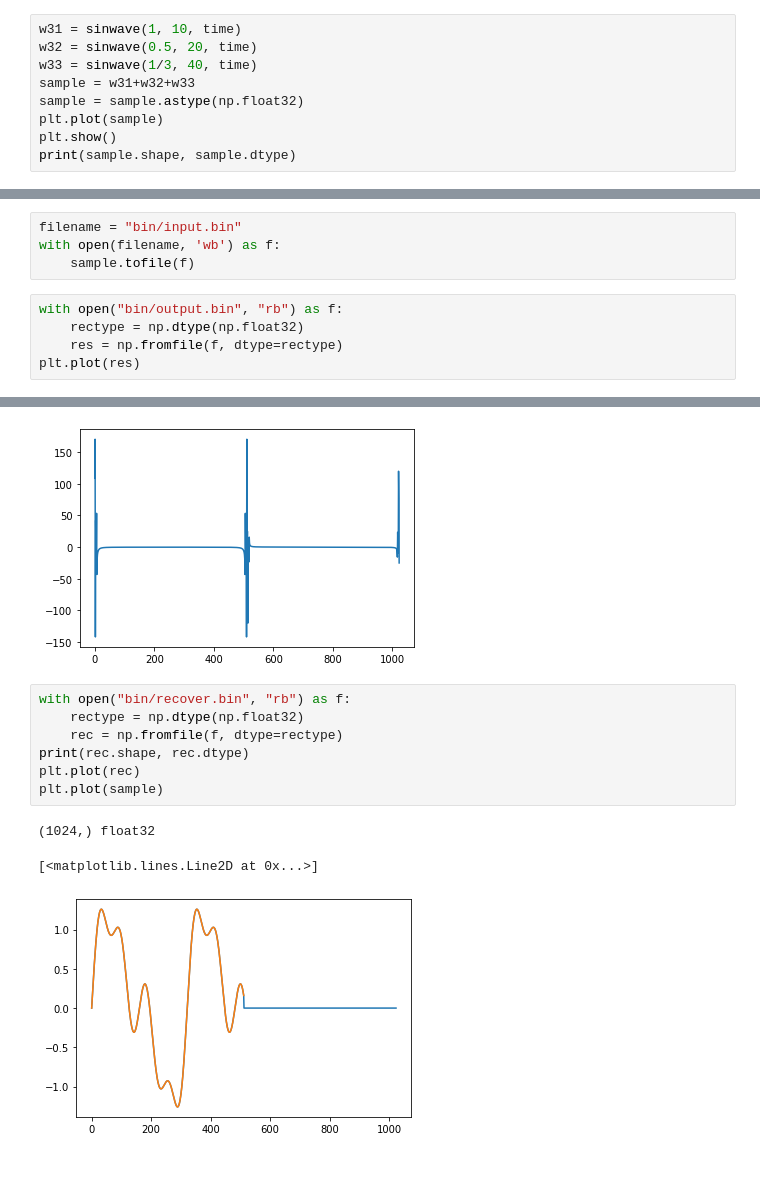
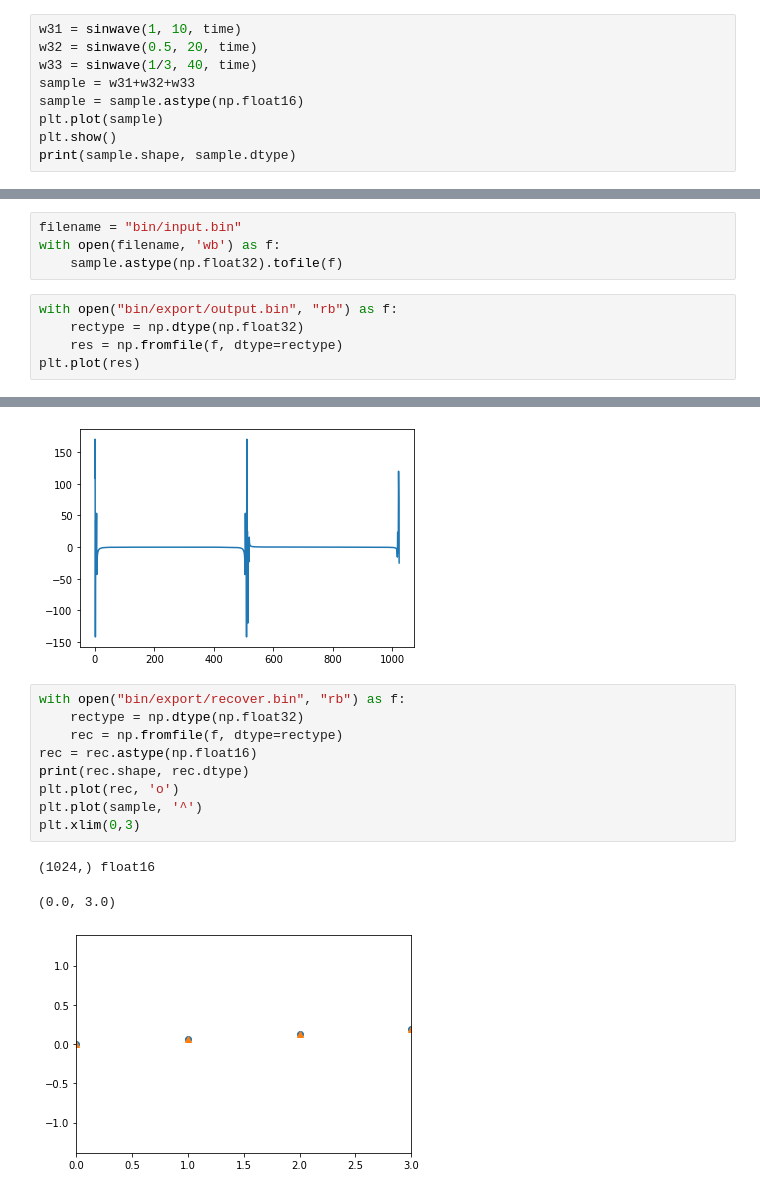
Before and after one commit to ik9702/cfft_practice, a Jupyter notebook: test2.ipynb, the cells around one changed output, grey strips where cells are left out. Cells and saved outputs as stored; diff of their text form.

```diff
--- a/test2.ipynb
+++ b/test2.ipynb
@@ -16,7 +16,7 @@ w31 = sinwave(1, 10, time)
 w32 = sinwave(0.5, 20, time)
 w33 = sinwave(1/3, 40, time)
 sample = w31+w32+w33
-sample = sample.astype(np.float32)
+sample = sample.astype(np.float16)
 plt.plot(sample)
 plt.show()
 print(sample.shape, sample.dtype)
@@ -26,9 +26,9 @@ print(sample.shape, sample.dtype)
 # %%
 filename = "bin/input.bin"
 with open(filename, 'wb') as f:
-    sample.tofile(f)
+    sample.astype(np.float32).tofile(f)
 # %%
-with open("bin/output.bin", "rb") as f:
+with open("bin/export/output.bin", "rb") as f:
     rectype = np.dtype(np.float32)
     res = np.fromfile(f, dtype=rectype)
 plt.plot(res)
@@ -42,13 +42,15 @@ plt.plot(np.append(nft.real, nft.imag))
 [<matplotlib.lines.Line2D at 0x...>]
 [figure]
 # %%
-with open("bin/recover.bin", "rb") as f:
+with open("bin/export/recover.bin", "rb") as f:
     rectype = np.dtype(np.float32)
     rec = np.fromfile(f, dtype=rectype)
+rec = rec.astype(np.float16)
 print(rec.shape, rec.dtype)
-plt.plot(rec)
-plt.plot(sample)
+plt.plot(rec, 'o')
+plt.plot(sample, '^')
+plt.xlim(0,3)
 # %% [output]
-(1024,) float32
+(1024,) float16
-[<matplotlib.lines.Line2D at 0x...>]
+(0.0, 3.0)
-[figure, old version]
+[figure, new version]
```
Also changed, not shown: parts of 3 cells of this notebook, 6 other files.
